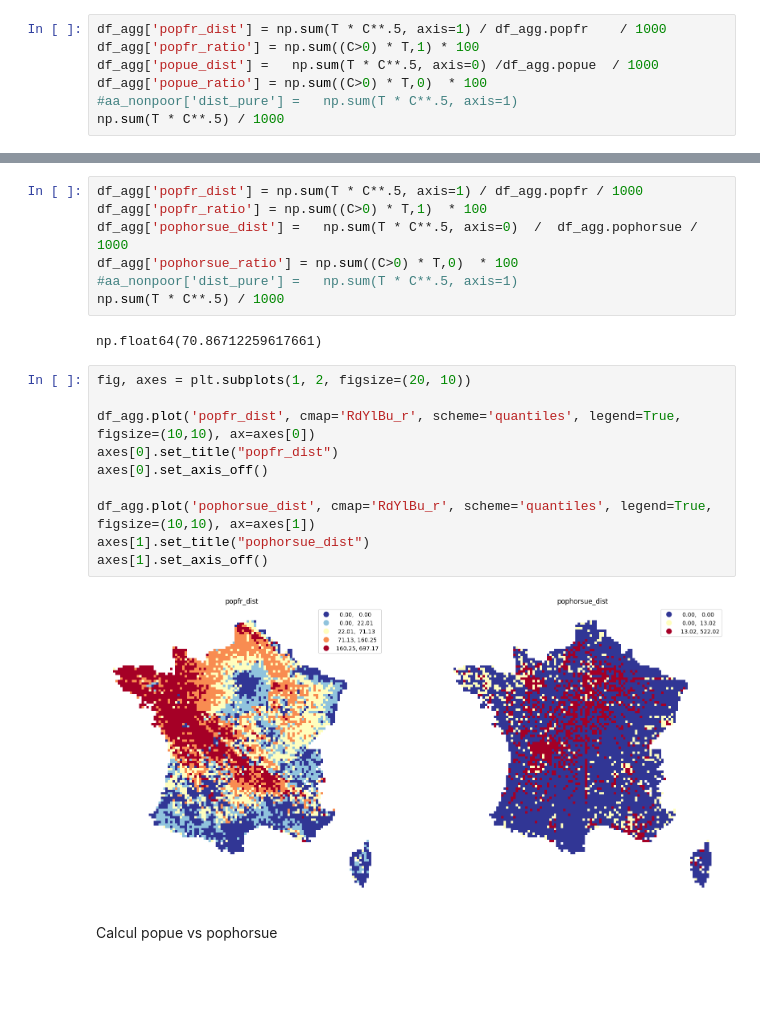
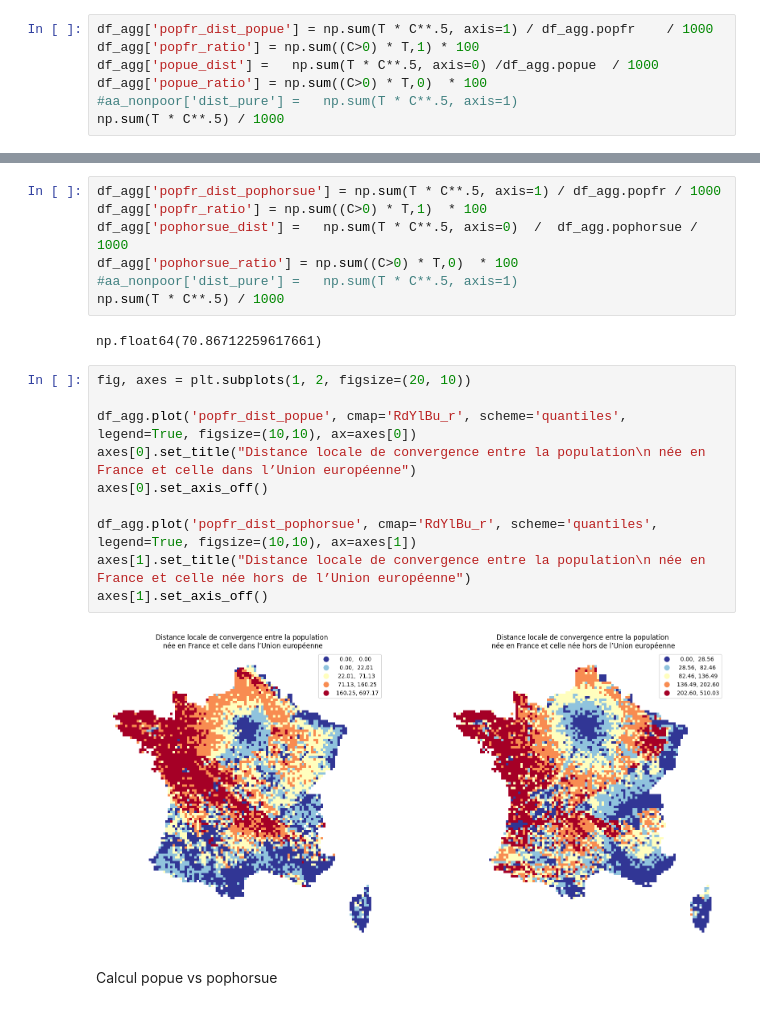
Before and after one commit to fsemecurbe/AOTMS, a Jupyter notebook: AOPTMSG.ipynb, the cells around one changed output, grey strips where cells are left out. Saved outputs shown, nothing was run; the diff lists cells and outputs as text; blank space fills up the shorter version.

```diff
--- a/AOPTMSG.ipynb
+++ b/AOPTMSG.ipynb
@@ -142,7 +155,7 @@ Calcul popfr vs popue
 # %%
 T = ot.emd(df_agg.popfr.to_numpy() , df_agg.popue.to_numpy() , C**.5, numItermax=5000000)
 # %%
-df_agg['popfr_dist'] = np.sum(T * C**.5, axis=1) / df_agg.popfr    / 1000
+df_agg['popfr_dist_popue'] = np.sum(T * C**.5, axis=1) / df_agg.popfr    / 1000
 df_agg['popfr_ratio'] = np.sum((C>0) * T,1) * 100
 df_agg['popue_dist'] =   np.sum(T * C**.5, axis=0) /df_agg.popue  / 1000
 df_agg['popue_ratio'] = np.sum((C>0) * T,0)  * 100
@@ -171,7 +184,7 @@ np.mean(C**.5)/1000
 # %% [output]
 np.float64(413.9854531738115)
 # %%
-df_agg['popfr_dist'] = np.sum(T * C**.5, axis=1) / df_agg.popfr / 1000
+df_agg['popfr_dist_pophorsue'] = np.sum(T * C**.5, axis=1) / df_agg.popfr / 1000
 df_agg['popfr_ratio'] = np.sum((C>0) * T,1)  * 100
 df_agg['pophorsue_dist'] =   np.sum(T * C**.5, axis=0)  /  df_agg.pophorsue / 1000
 df_agg['pophorsue_ratio'] = np.sum((C>0) * T,0)  * 100
@@ -182,15 +195,15 @@ np.float64(70.86712259617661)
 # %%
 fig, axes = plt.subplots(1, 2, figsize=(20, 10))
 
-df_agg.plot('popfr_dist', cmap='RdYlBu_r', scheme='quantiles', legend=True, figsize=(10,10), ax=axes[0])
-axes[0].set_title("popfr_dist")
+df_agg.plot('popfr_dist_popue', cmap='RdYlBu_r', scheme='quantiles', legend=True, figsize=(10,10), ax=axes[0])
+axes[0].set_title("Distance locale de convergence entre la population\n née en France et celle dans l’Union européenne")
 axes[0].set_axis_off()
 
-df_agg.plot('pophorsue_dist', cmap='RdYlBu_r', scheme='quantiles', legend=True, figsize=(10,10), ax=axes[1])
-axes[1].set_title("pophorsue_dist")
+df_agg.plot('popfr_dist_pophorsue', cmap='RdYlBu_r', scheme='quantiles', legend=True, figsize=(10,10), ax=axes[1])
+axes[1].set_title("Distance locale de convergence entre la population\n née en France et celle née hors de l’Union européenne")
 axes[1].set_axis_off()
 # %% [output]
-[figure, old version]
+[figure, new version]
 # %% [markdown]
 Calcul popue vs pophorsue
 # %%
```
Also changed, not shown: parts of 9 cells of this notebook.
